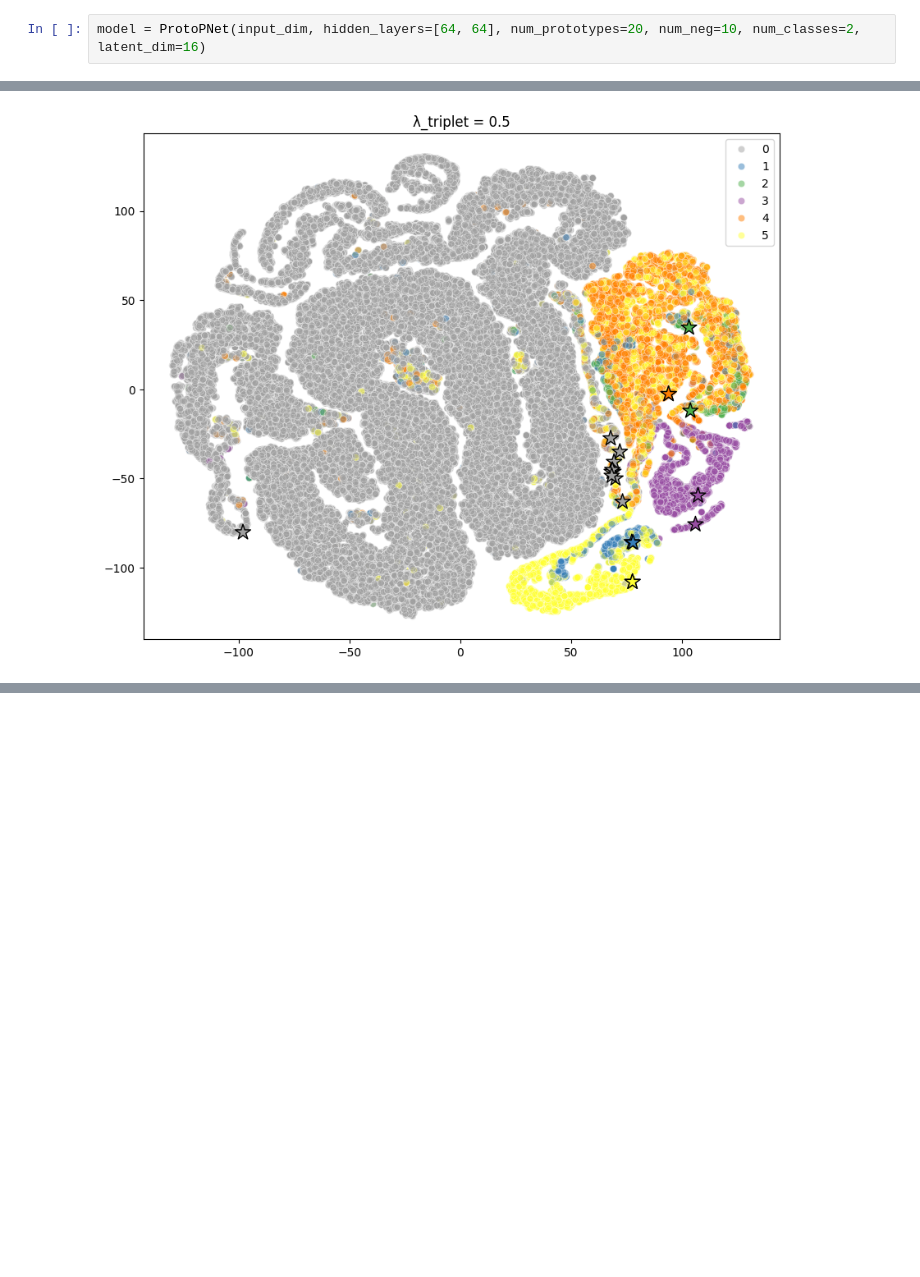
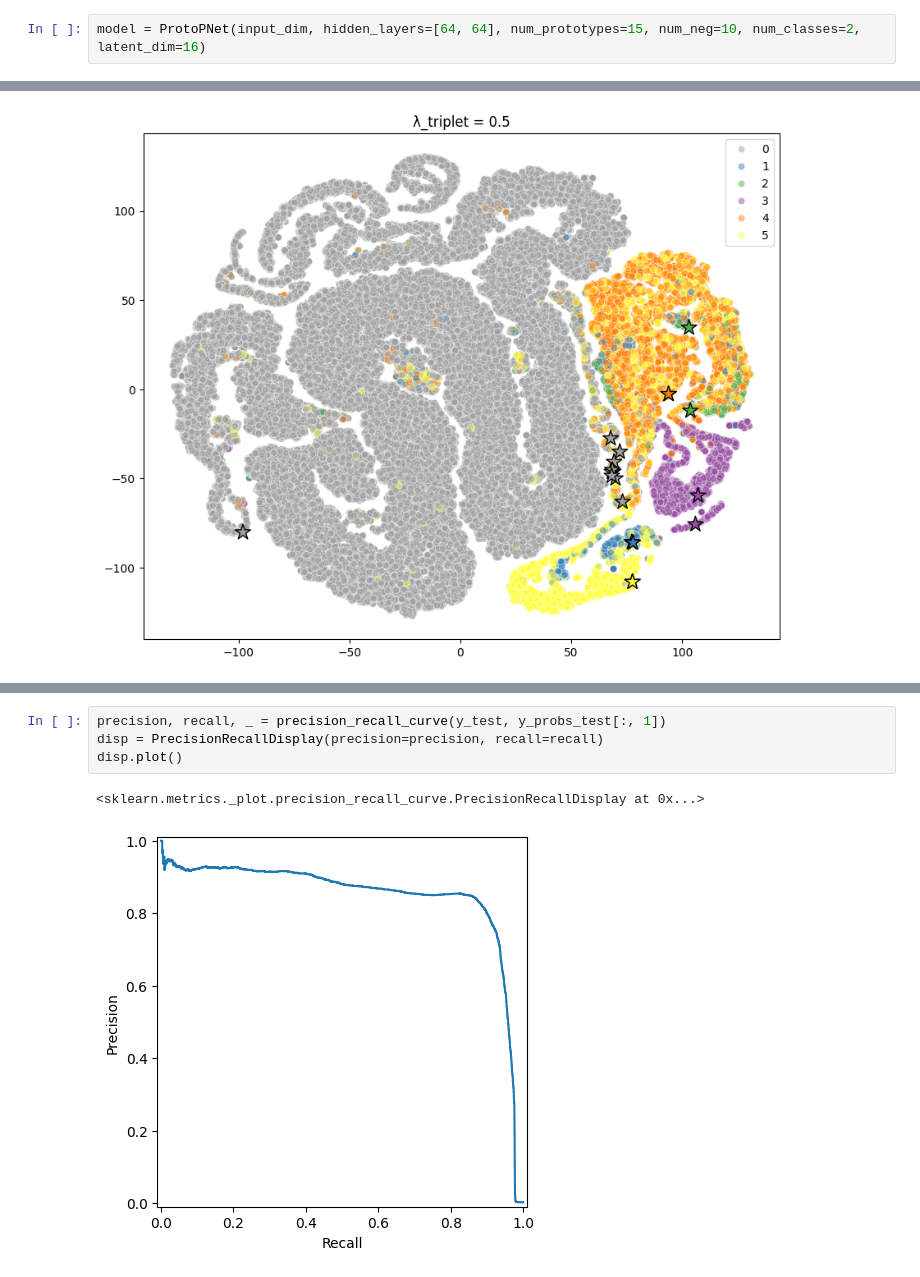
Before and after one commit to darosali/explainable-latent-classifiers, a Jupyter notebook: PPNet_triplet.ipynb, the cells around one changed output, grey strips where cells are left out. Saved outputs shown, nothing was run; the diff lists cells and outputs as text; blank space fills up the shorter version.

```diff
--- a/PPNet_triplet.ipynb
+++ b/PPNet_triplet.ipynb
@@ -72,7 +75,7 @@ class_weights
 # %% [output]
 tensor([  0.5014, 180.1141])
 # %%
-model = ProtoPNet(input_dim, hidden_layers=[64, 64], num_prototypes=20, num_neg=10, num_classes=2, latent_dim=16)
+model = ProtoPNet(input_dim, hidden_layers=[64, 64], num_prototypes=15, num_neg=10, num_classes=2, latent_dim=16)
 # %%
 model
 # %% [output]
@@ -734,0 +840,7 @@ plt.show()
+# %%
+precision, recall, _ = precision_recall_curve(y_test, y_probs_test[:, 1])
+disp = PrecisionRecallDisplay(precision=precision, recall=recall)
+disp.plot()
+# %% [output]
+<sklearn.metrics._plot.precision_recall_curve.PrecisionRecallDisplay at 0x...>
+[figure, added]
```
Also changed, not shown: parts of 20 cells of this notebook.
